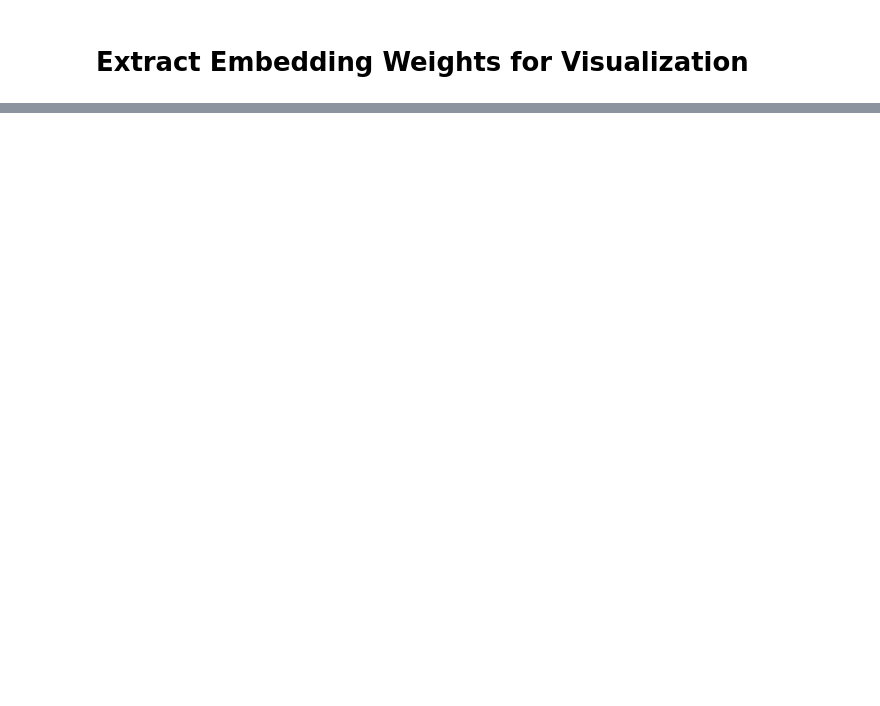
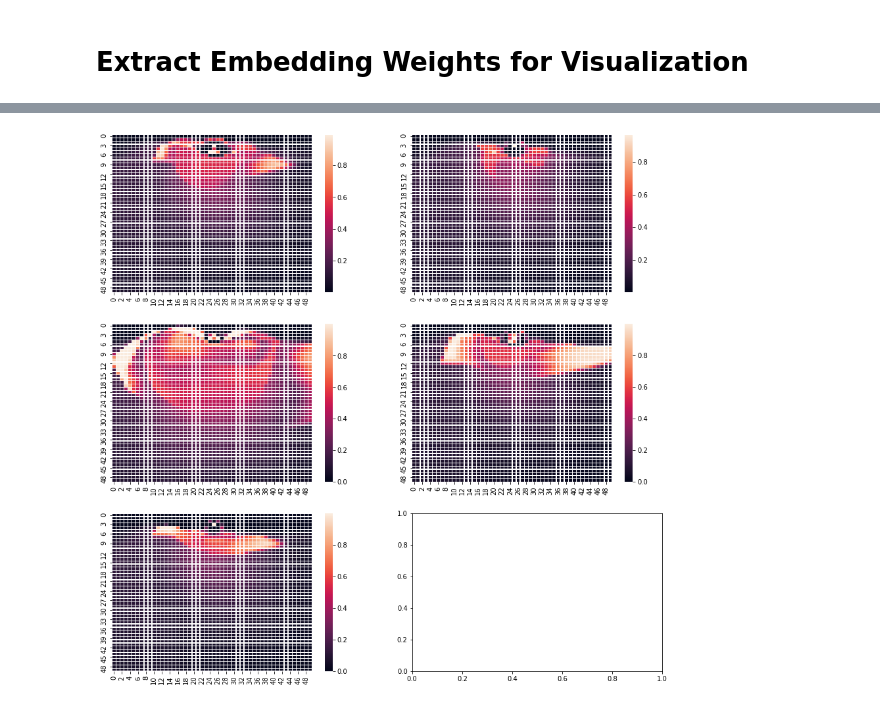
Before and after one commit to tentatshu/nba_player_embiidings, a Jupyter notebook: model/NBA_Embiidings_Collaboratory_Notebook.ipynb, the cells around one changed output, grey strips where cells are left out. Saved outputs shown, nothing was run; the diff lists cells and outputs as text; code cells hidden in the pictures; blank space fills up the shorter version.

Commit message:
updated and cleaned collaboratory notebook

```diff
--- a/model/NBA_Embiidings_Collaboratory_Notebook.ipynb
+++ b/model/NBA_Embiidings_Collaboratory_Notebook.ipynb
@@ -352,0 +334,3 @@ model.save('/content/drive/My Drive/Colab Notebooks/NBA/offensive_defensive_mode
+# %%
+# load original model
+model = tf.keras.models.load_model('/content/drive/My Drive/Colab Notebooks/NBA/offensive_defensive_model_v1.h5')
@@ -352,0 +377,17 @@ model.save('/content/drive/My Drive/Colab Notebooks/NBA/offensive_defensive_mode
+# %%
+# grab unique player indexes and names
+player_data = pd.read_csv("/content/drive/My Drive/Colab Notebooks/NBA/player_aggregates.csv", sep=",")
+
+# grab offensive and defensive weights
+offensive_weights = model.layers[2].get_weights()[0]
+defensive_weights = model.layers[3].get_weights()[0]
+
+# determine average player embeddings
+average_offensive_weights = np.average(offensive_weights, axis=0).reshape(1,-1)
+average_defensive_weights = np.average(defensive_weights, axis=0).reshape(1,-1)
+
+# dictionaries to map player indexes and names to offensive / defensive embeddings
+id_offensive_embedding_dict = dict(zip(player_data['rank'], offensive_weights))
+name_offensive_embedding_dict = dict(zip(player_data['PLAYER_NAME'], offensive_weights))
+id_defensive_embedding_dict = dict(zip(player_data['rank'], defensive_weights))
+name_defensive_embedding_dict = dict(zip(player_data['PLAYER_NAME'], defensive_weights))
@@ -352,0 +430,22 @@ model.save('/content/drive/My Drive/Colab Notebooks/NBA/offensive_defensive_mode
+# %%
+# generate 5 shot charts for various situations illustrating the power of embeddings
+average_offensive_defensive_chart = shot_chart(3, average_offensive_weights, average_defensive_weights)
+steph_curry_shot_chart = shot_chart(3, name_offensive_embedding_dict["Stephen Curry"], average_defensive_weights)
+lebron_james_shot_chart = shot_chart(3, name_offensive_embedding_dict["LeBron James"], average_defensive_weights)
+draymond_green_defense_chart = shot_chart(3, average_offensive_weights, name_defensive_embedding_dict["Draymond Green"])
+lebron_vs_draymond_shot_chart = shot_chart(3, name_offensive_embedding_dict["LeBron James"], name_defensive_embedding_dict["Draymond Green"])
+# %%
+# plot resulting shot charts
+
+import seaborn as sns
+import matplotlib.pylab as plt
+
+fig, ax = plt.subplots(3,2, figsize=(15,15))
+sns.heatmap(np.array(average_offensive_defensive_chart).reshape(50,50), linewidth=0.25, ax=ax[0,0])
+sns.heatmap(np.array(draymond_green_defense_chart).reshape(50,50), linewidth=0.25, ax=ax[0,1])
+sns.heatmap(np.array(steph_curry_shot_chart).reshape(50,50), linewidth=0.25, ax=ax[1,0])
+sns.heatmap(np.array(lebron_james_shot_chart).reshape(50,50), linewidth=0.25, ax=ax[1,1])
+sns.heatmap(np.array(lebron_vs_draymond_shot_chart).reshape(50,50), linewidth=0.25, ax=ax[2,0])
+plt.show()
+# %% [output]
+[figure, added]
```
Also changed, not shown: parts of 16 cells of this notebook, 1 other file.
